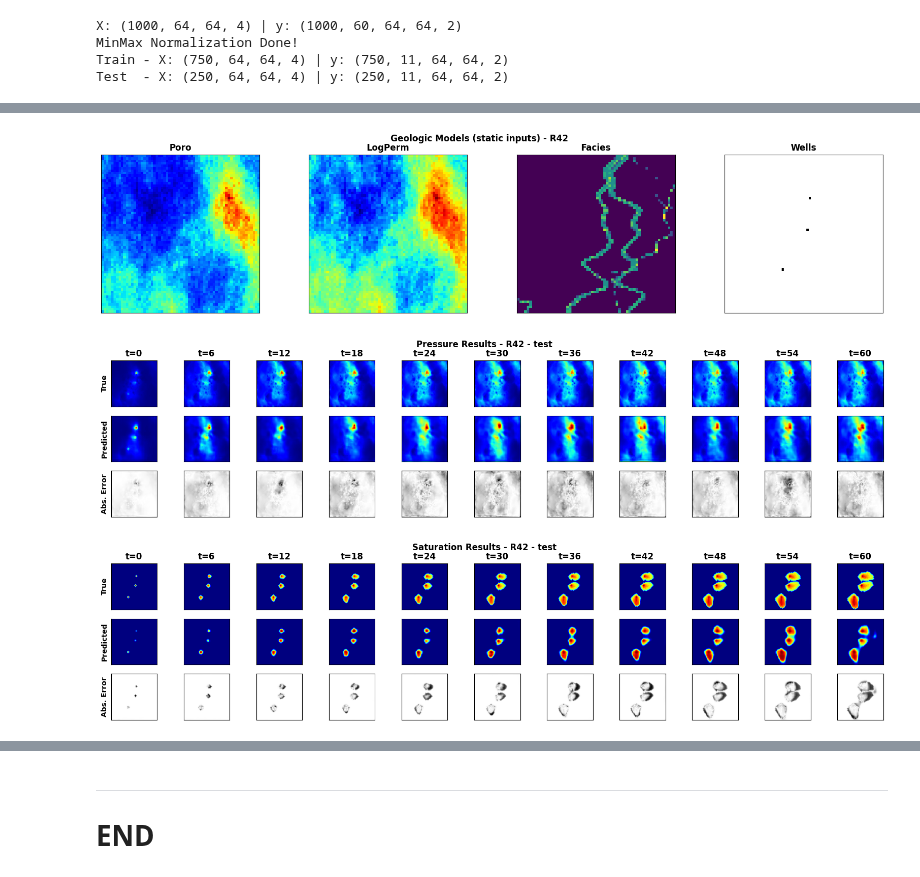
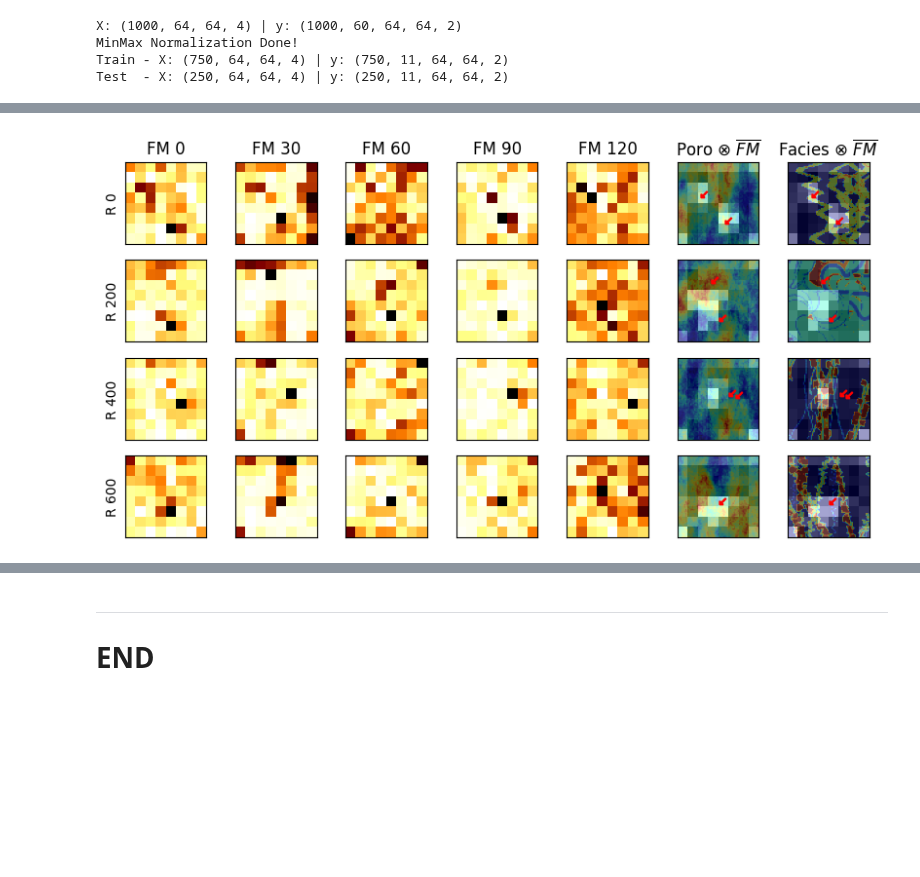
Before and after one commit to misaelmmorales/Stochastic-pix2vid, a Jupyter notebook: CNN_RNN_CO2_v2.ipynb, the cells around one changed output, grey strips where cells are left out. Cells and saved outputs as stored; diff of their text form; code cells hidden in the pictures; blank space fills up the shorter version.

```diff
--- a/CNN_RNN_CO2_v2.ipynb
+++ b/CNN_RNN_CO2_v2.ipynb
@@ -67,6 +72,3 @@ SSIM | Train: 93.15, Test: 86.77
-# %%
-proxy.plot_single_results(42, 'test', cmaps=['jet','jet','viridis','binary','binary'])
-# %% [output]
-[figure, removed]
-[figure, removed]
-[figure, removed]
+# %%
+proxy.latent_space()
+# %% [output]
@@ -72,0 +77 @@ proxy.plot_single_results(42, 'test', cmaps=['jet','jet','viridis','binary','bin
+[figure, added]
```
Also changed, not shown: parts of 6 cells of this notebook, 2 other files.
